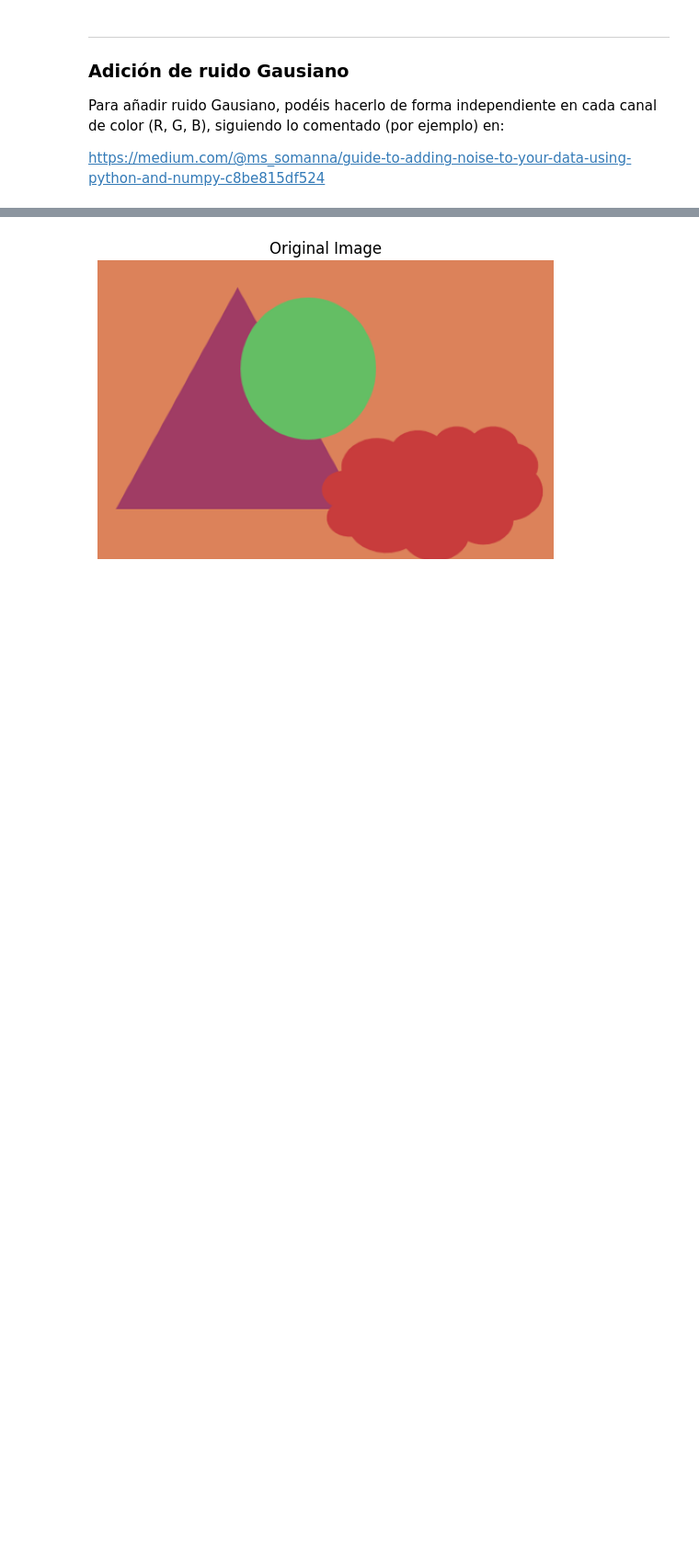
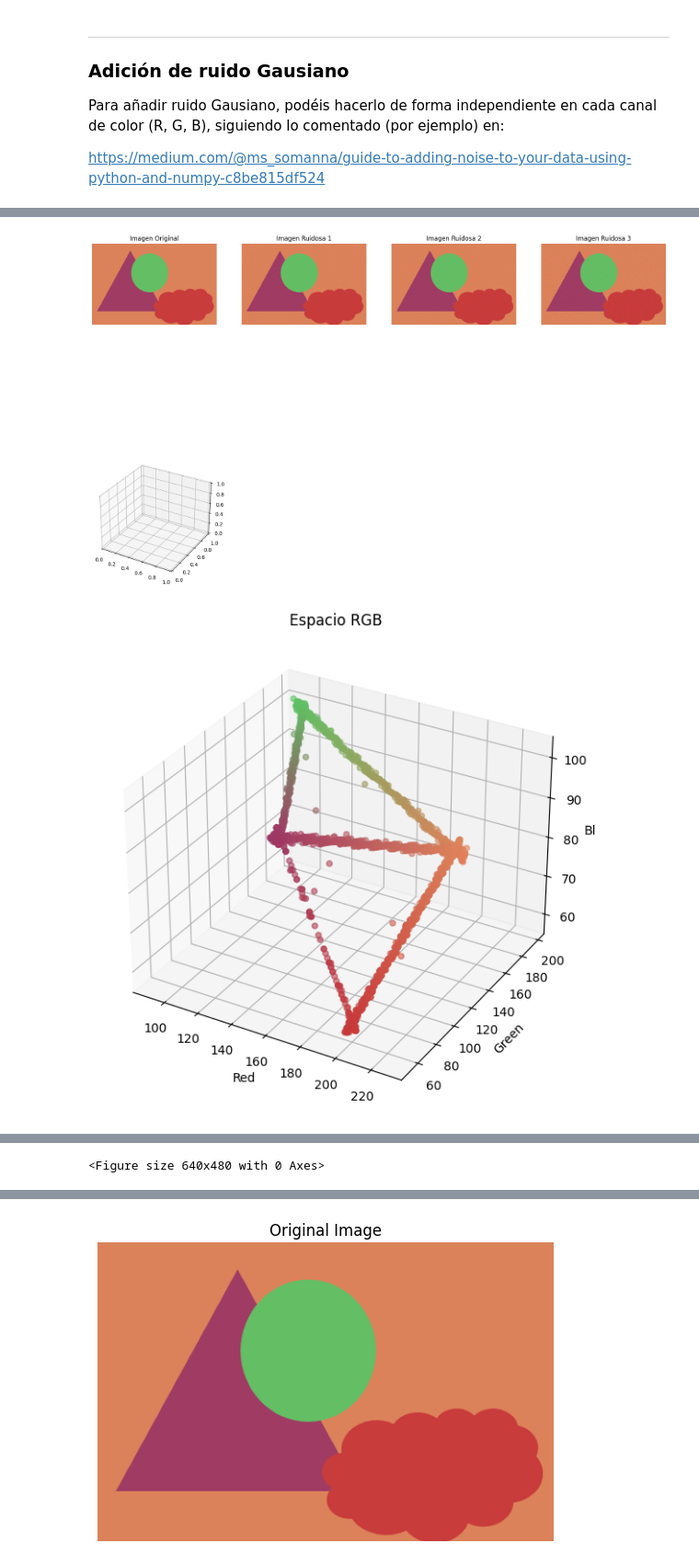
Before and after one commit to Urbii22/Sistemas-Inteligentes, a Jupyter notebook: Practica3-EM-SegmentacionImagenes-VEstudiantes-Curso-2024-2025/Practica3-EM-Sistemas-Inteligentes-VEstudiantes-Curso-2024-2025.ipynb, the cells around one changed output, grey strips where cells are left out. Shown at 92% size. Drawn from its saved outputs; the diff is of its cells as text; code cells hidden in the pictures; blank space fills up the shorter version.

```diff
--- a/Practica3-EM-SegmentacionImagenes-VEstudiantes-Curso-2024-2025/Practica3-EM-Sistemas-Inteligentes-VEstudiantes-Curso-2024-2025.ipynb
+++ b/Practica3-EM-SegmentacionImagenes-VEstudiantes-Curso-2024-2025/Practica3-EM-Sistemas-Inteligentes-VEstudiantes-Curso-2024-2025.ipynb
@@ -145,0 +249,70 @@ segmented_image = segment_image(noisy_image, n_components=4)
+# %%
+def plot_rgb_3d2(image):
+    # Extraer los canales R, G, B
+    r, g, b = image[:, :, 0].flatten(), image[:, :, 1].flatten(), image[:, :, 2].flatten()
+
+    # Crear un gráfico 3D
+    fig = plt.figure(figsize=(10, 7))
+    ax = fig.add_subplot(111, projection='3d')
+    ax.scatter(r, g, b, c=np.array([r, g, b]).T / 255, marker='o', alpha=0.6)
+
+    # Etiquetas y configuraciones
+    ax.set_xlabel("Red")
+    ax.set_ylabel("Green")
+    ax.set_zlabel("Blue")
+    ax.set_title("Espacio RGB")
+    plt.show()
+# %%
+# Cargar la imagen
+image_path = './Imagen-4Grupos-SinRuido-7Nov2024.png'
+image = io.imread(image_path)
+
+# Añadir ruido gaussiano
+noisy_images = [
+    add_gaussian_noise(image, 1),
+    add_gaussian_noise(image, 2),
+    add_gaussian_noise(image, 5),
+]
+
+# Segmentar imágenes
+segmented_images = [segment_image(noisy, n_components=4) for noisy in noisy_images]
+segmented_original = segment_image(image, n_components=4)
+
+# Crear figura con subplots
+fig = plt.figure(figsize=(20, 15))
+
+# Mostrar imágenes ruidosas
+for i, img in enumerate([image] + noisy_images):
+    ax = fig.add_subplot(2, 4, i + 1)
+    ax.imshow(img)
+    ax.axis('off')
+    if i == 0:
+        ax.set_title("Imagen Original")
+    else:
+        ax.set_title(f"Imagen Ruidosa {i}")
+
+# Mostrar gráficos 3D del espacio RGB
+for i, img in enumerate([image] + noisy_images):
+    ax = fig.add_subplot(2, 4, i + 5, projection='3d')
+    plot_rgb_3d2(img)
+    if i == 0:
+        ax.set_title("Espacio RGB Original")
+    else:
+        ax.set_title(f"Espacio RGB Ruidosa {i}")
+
+# Tercera fila: Imágenes segmentadas
+for i, img in enumerate([segmented_original] + segmented_images):
+    ax = fig.add_subplot(3, 4, i + 9)
+    ax.imshow(img)
+    ax.axis('off')
+    if i == 0:
+        ax.set_title("Segmentada Original")
+    else:
+        ax.set_title(f"Segmentada Ruidosa {i}")
+
+# Ajustar diseño y mostrar
+plt.tight_layout()
+plt.show()
+# %% [output]
+[figure, added]
+[figure, added]
@@ -145,0 +322 @@ segmented_image = segment_image(noisy_image, n_components=4)
+<Figure size 640x480 with 0 Axes>
```
Also changed, not shown: parts of 19 cells of this notebook, 1 other file.
